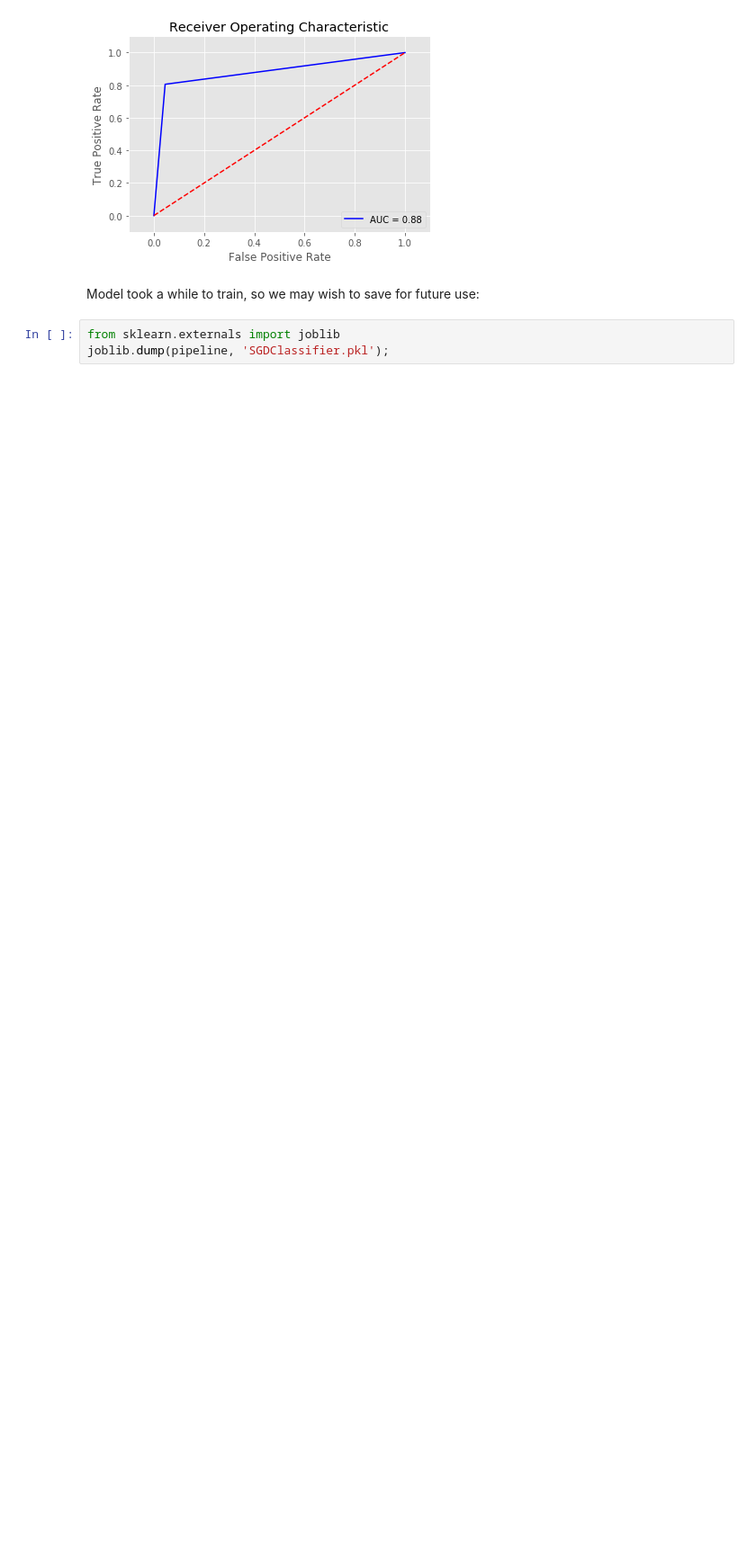
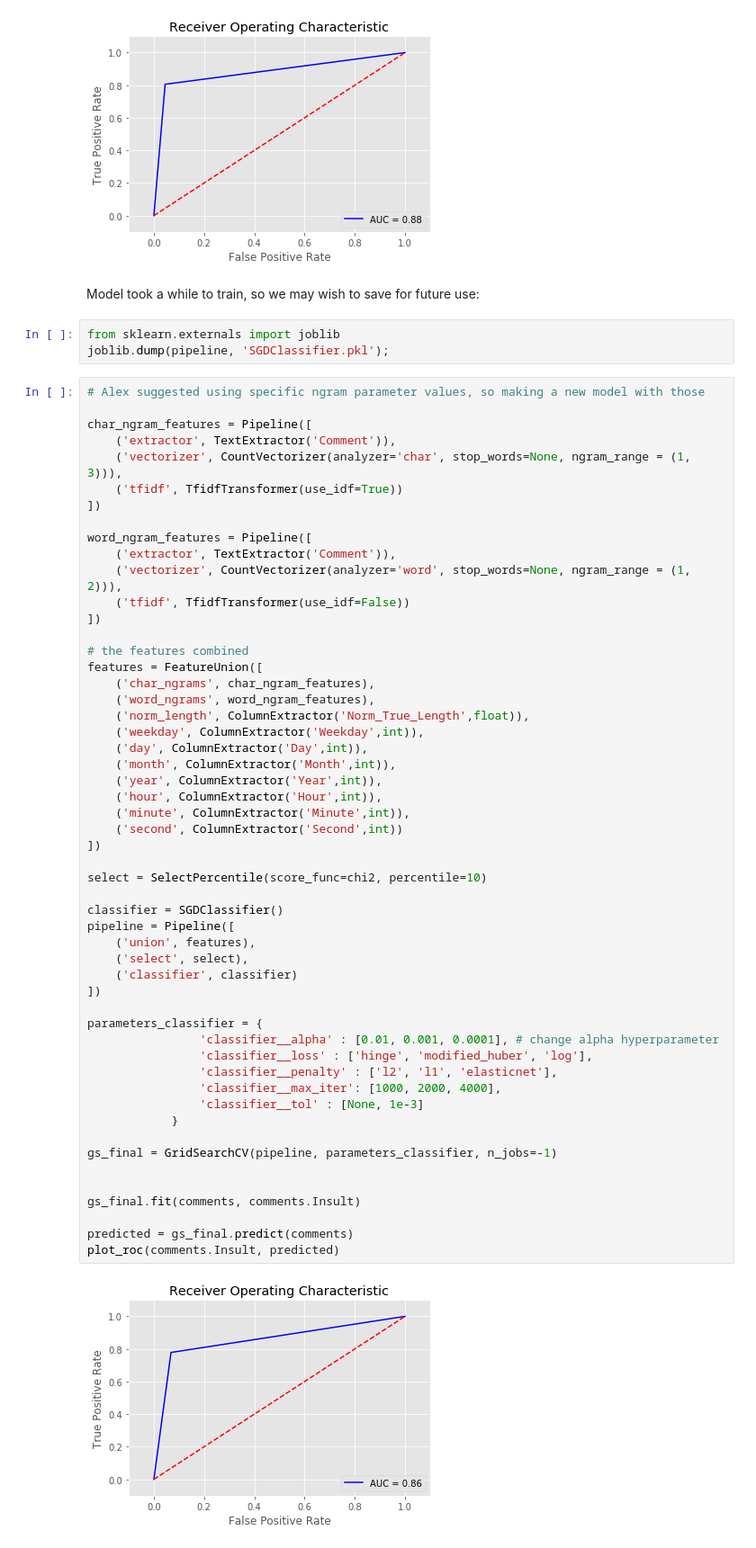
Before and after one commit to PaulUrsulean/machine-learning-vu, a Jupyter notebook: project-notebooks/Stochastic Gradient Descent.ipynb, the cells around one changed output. Shown at 90% size. Drawn from its saved outputs; the diff is of its cells as text; blank space fills up the shorter version.

Commit message:
Second model file added, with constant feature parameters

```diff
--- a/project-notebooks/Stochastic Gradient Descent.ipynb
+++ b/project-notebooks/Stochastic Gradient Descent.ipynb
@@ -253,3 +253,58 @@ Model took a while to train, so we may wish to save for future use:
 # %%
 from sklearn.externals import joblib
 joblib.dump(pipeline, 'SGDClassifier.pkl');
+# %%
+# Alex suggested using specific ngram parameter values, so making a new model with those
+
+char_ngram_features = Pipeline([
+    ('extractor', TextExtractor('Comment')),
+    ('vectorizer', CountVectorizer(analyzer='char', stop_words=None, ngram_range = (1, 3))),
+    ('tfidf', TfidfTransformer(use_idf=True))
+])
+
+word_ngram_features = Pipeline([
+    ('extractor', TextExtractor('Comment')),
+    ('vectorizer', CountVectorizer(analyzer='word', stop_words=None, ngram_range = (1, 2))),
+    ('tfidf', TfidfTransformer(use_idf=False))
+])
+
+# the features combined
+features = FeatureUnion([
+    ('char_ngrams', char_ngram_features),
+    ('word_ngrams', word_ngram_features),
+    ('norm_length', ColumnExtractor('Norm_True_Length',float)),
+    ('weekday', ColumnExtractor('Weekday',int)),
+    ('day', ColumnExtractor('Day',int)),
+    ('month', ColumnExtractor('Month',int)),
+    ('year', ColumnExtractor('Year',int)),
+    ('hour', ColumnExtractor('Hour',int)),
+    ('minute', ColumnExtractor('Minute',int)),
+    ('second', ColumnExtractor('Second',int))
+])
+
+select = SelectPercentile(score_func=chi2, percentile=10)
+
+classifier = SGDClassifier()
+pipeline = Pipeline([
+    ('union', features),
+    ('select', select),
+    ('classifier', classifier)
+])
+
+parameters_classifier = {
+                'classifier__alpha' : [0.01, 0.001, 0.0001], # change alpha hyperparameter
+                'classifier__loss' : ['hinge', 'modified_huber', 'log'],
+                'classifier__penalty' : ['l2', 'l1', 'elasticnet'],
+                'classifier__max_iter': [1000, 2000, 4000],
+                'classifier__tol' : [None, 1e-3]
+            }
+
+gs_final = GridSearchCV(pipeline, parameters_classifier, n_jobs=-1)
+
+
+gs_final.fit(comments, comments.Insult)
+
+predicted = gs_final.predict(comments)
+plot_roc(comments.Insult, predicted)
+# %% [output]
+[figure, added]
```
Also changed, not shown: parts of 1 cell of this notebook, 1 other file.
